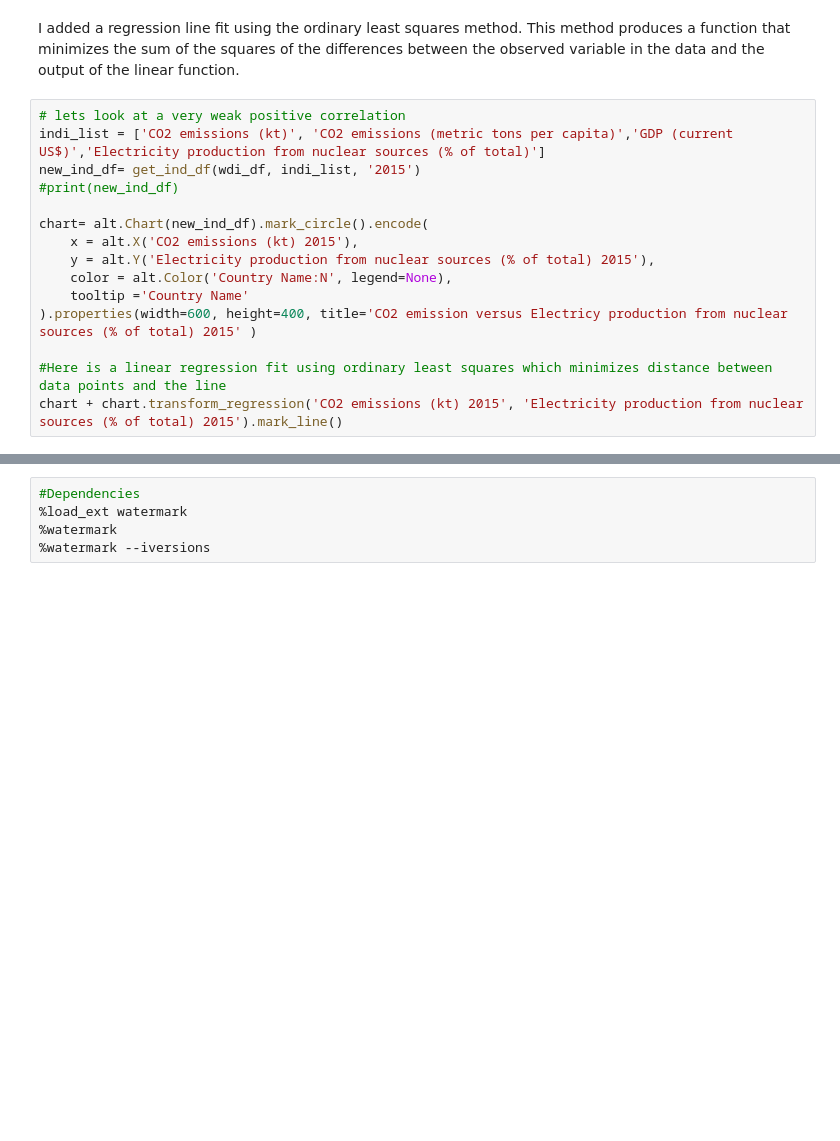
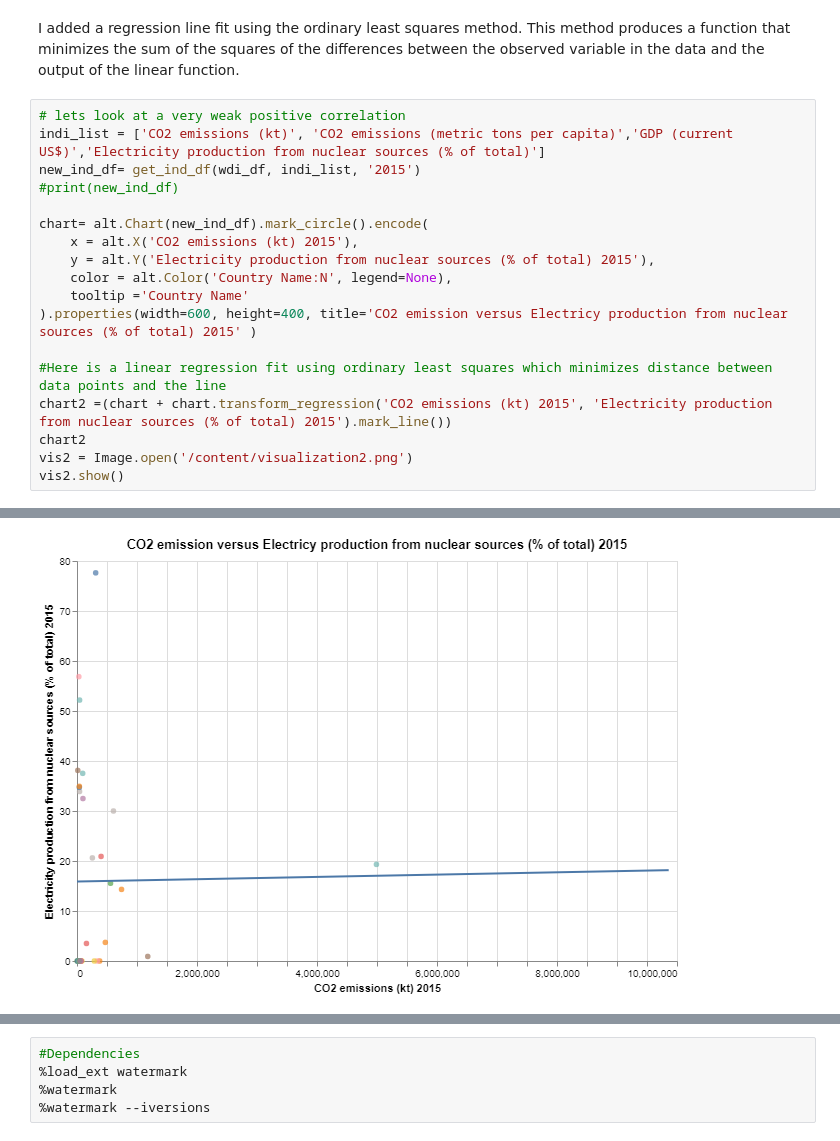
Before and after one commit to ben-schmitt/EDA_with_pandas, a Jupyter notebook: correlation.ipynb, the cells around one changed output, grey strips where cells are left out. Drawn from its saved outputs; the diff is of its cells as text; blank space fills up the shorter version.

```diff
--- a/correlation.ipynb
+++ b/correlation.ipynb
@@ -266,5 +263,8 @@ chart= alt.Chart(new_ind_df).mark_circle().encode(
 ).properties(width=600, height=400, title='CO2 emission versus Electricy production from nuclear sources (% of total) 2015' )
 
 #Here is a linear regression fit using ordinary least squares which minimizes distance between data points and the line
-chart + chart.transform_regression('CO2 emissions (kt) 2015', 'Electricity production from nuclear sources (% of total) 2015').mark_line()
+chart2 =(chart + chart.transform_regression('CO2 emissions (kt) 2015', 'Electricity production from nuclear sources (% of total) 2015').mark_line())
+chart2
+vis2 = Image.open('/content/visualization2.png')
+vis2.show()
 # %% [output]
@@ -272,3 +271,4 @@ chart + chart.transform_regression('CO2 emissions (kt) 2015', 'Electricity produ
+[figure, added]
 # %%
 # lets look at a negative correlation
 indi_list = ['CO2 emissions (kt)', 'CO2 emissions (metric tons per capita)','Renewable energy consumption (% of total final energy consumption)']
```
Also changed, not shown: parts of 14 cells of this notebook.
